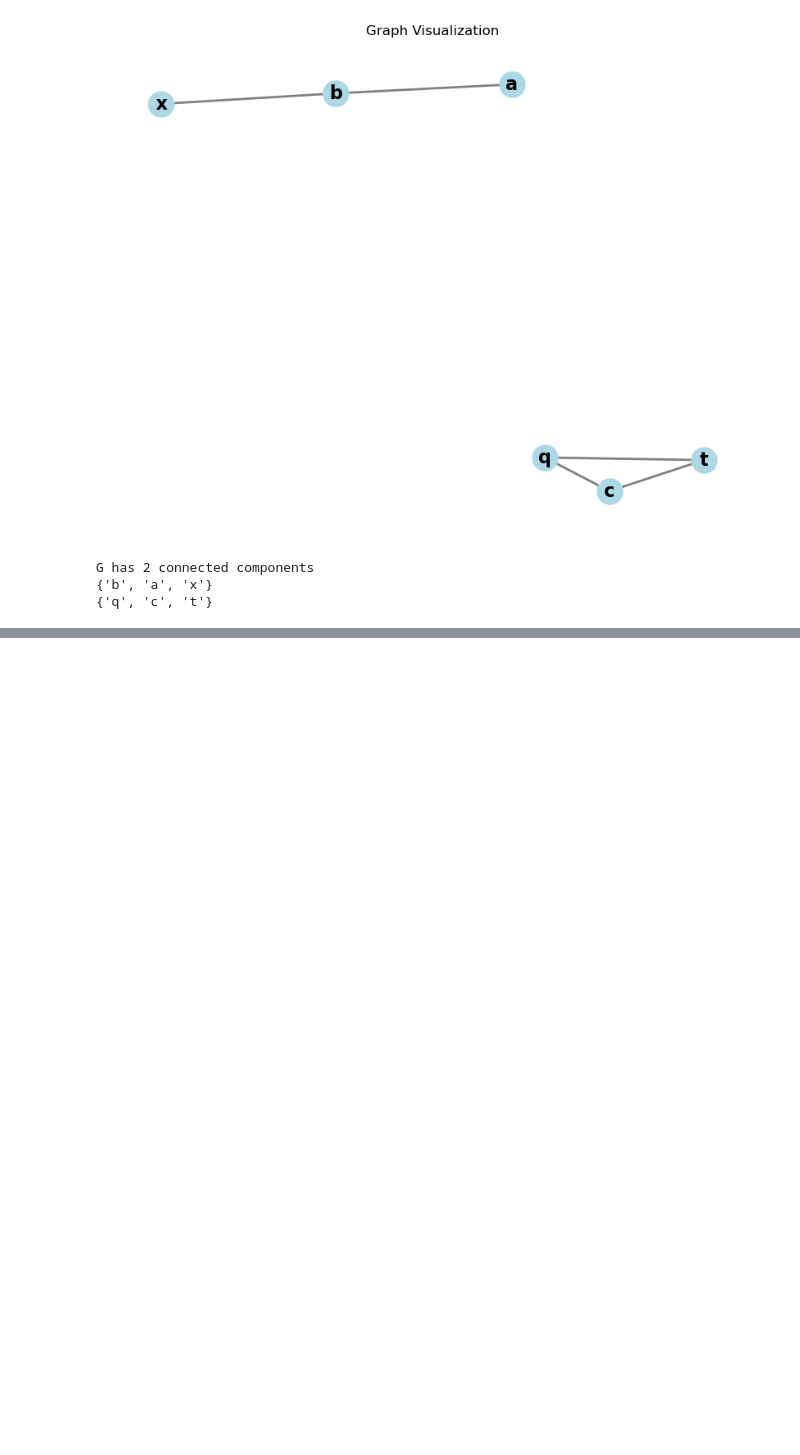
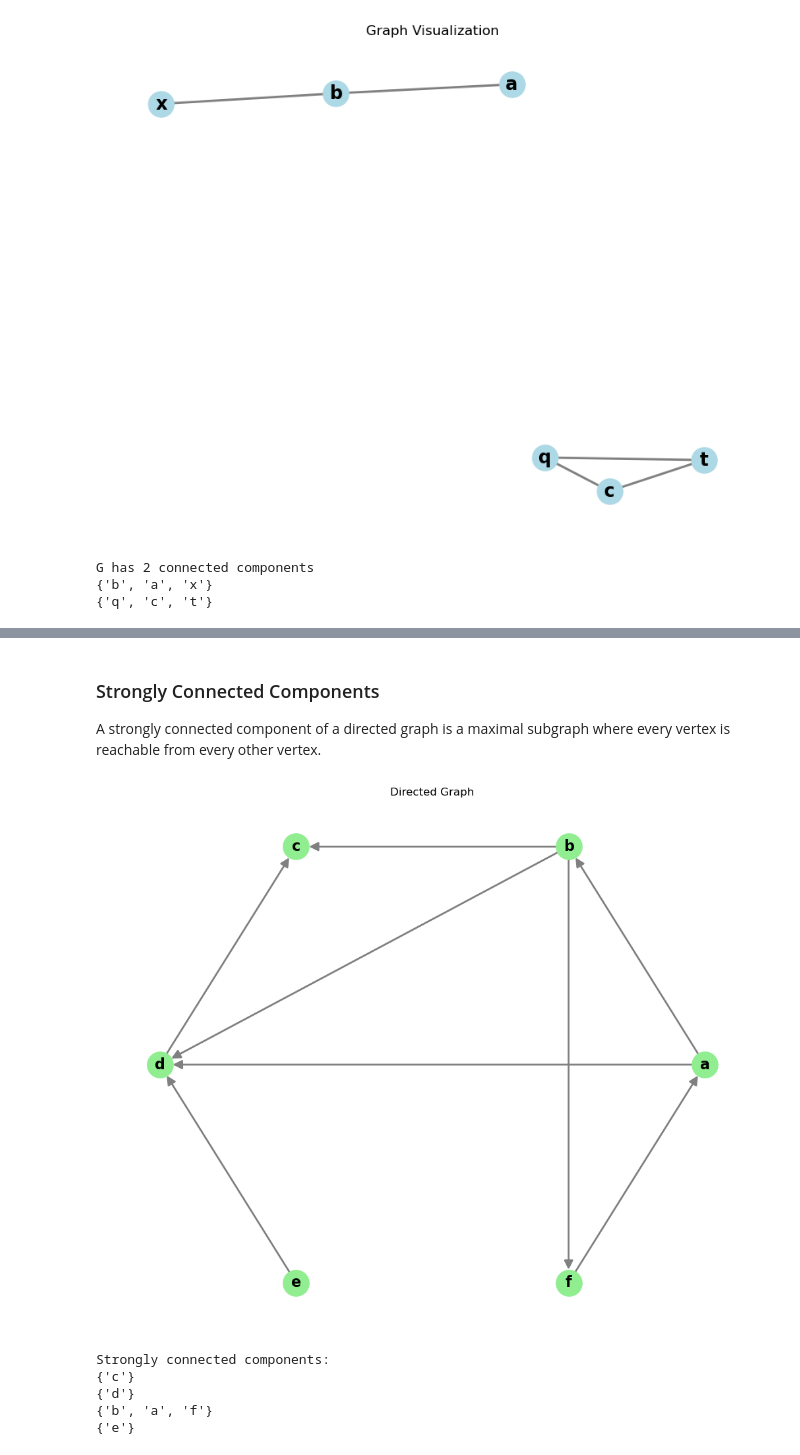
Before and after one commit to ironzo/discreteMath, a Jupyter notebook: Course 3/Graphs.ipynb, the cells around one changed output, grey strips where cells are left out. Cells and saved outputs as stored; diff of their text form; code cells hidden in the pictures; blank space fills up the shorter version.

```diff
--- a/Course 3/Graphs.ipynb
+++ b/Course 3/Graphs.ipynb
@@ -47,0 +84,30 @@ G has 2 connected components
+# %% [markdown]
+### Strongly Connected Components
+
+A strongly connected component of a directed graph is a maximal subgraph where every vertex is reachable from every other vertex.
+# %%
+import networkx as nx
+import matplotlib.pyplot as plt
+
+G = nx.DiGraph()
+G.add_edges_from([('a', 'b'), ('b', 'c'), ('b', 'd'), ('d', 'c'), ('a', 'd'), ('e', 'd'), ('f', 'a'), ('b', 'f')])
+
+plt.figure(figsize=(10, 8))
+pos = nx.circular_layout(G)
+nx.draw(G, pos, with_labels=True, node_color='lightgreen',
+        node_size=800, font_size=16, font_weight='bold',
+        arrows=True, arrowsize=20, edge_color='gray', width=2)
+plt.title("Directed Graph")
+plt.axis('off')
+plt.show()
+
+print("Strongly connected components:")
+for scc in nx.strongly_connected_components(G):
+    print(scc)
+# %% [output]
+[figure, added]
+Strongly connected components:
+{'c'}
+{'d'}
+{'b', 'a', 'f'}
+{'e'}
```
Also changed, not shown: parts of 7 cells of this notebook.
